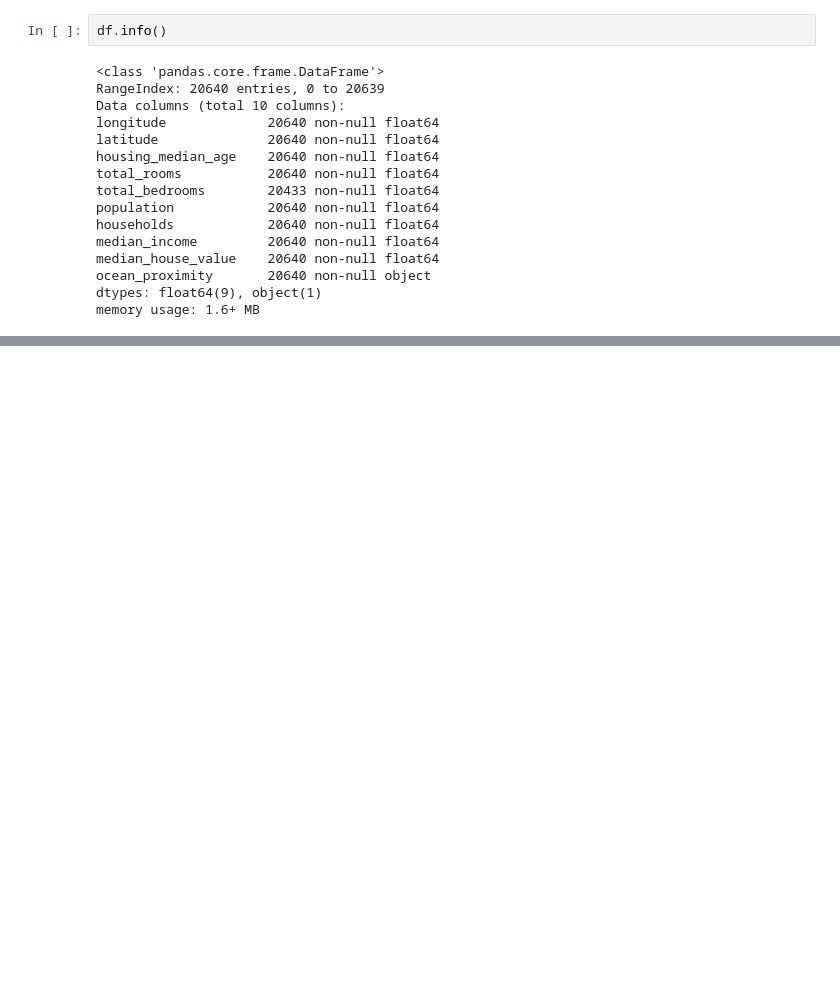
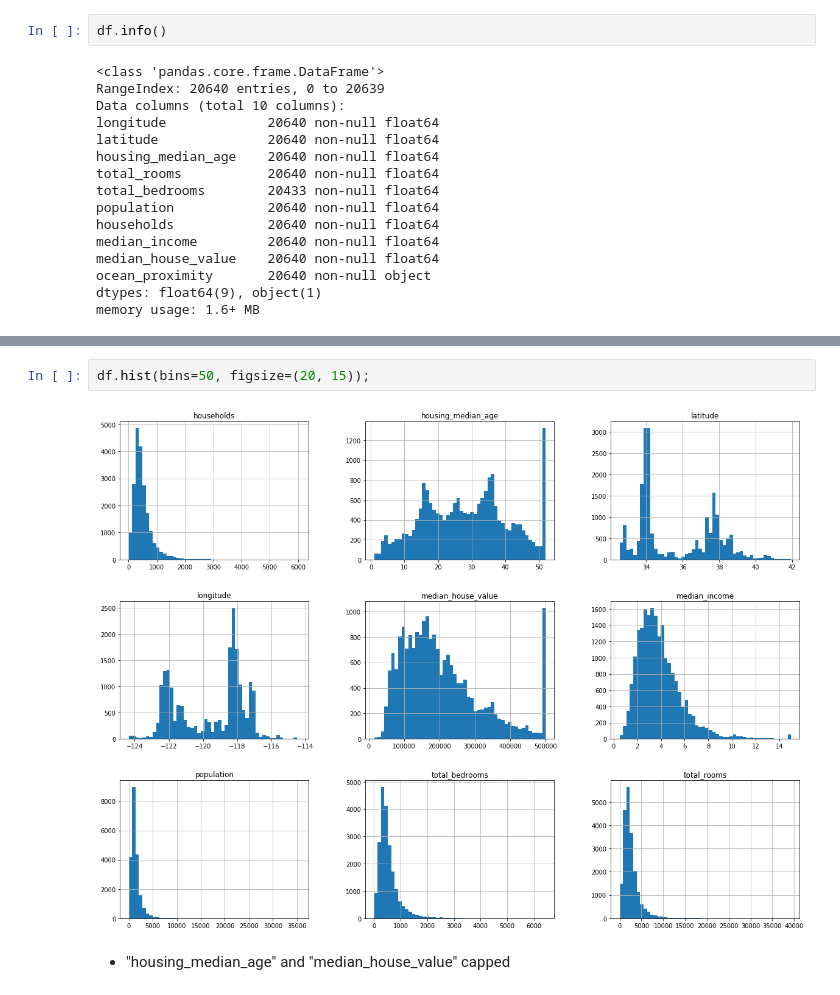
Before and after one commit to KaiFormosa/California_Housing_Price_Prediction, a Jupyter notebook: California_Housing_Price_Prediction.ipynb, the cells around one changed output, grey strips where cells are left out. Saved outputs shown, nothing was run; the diff lists cells and outputs as text; blank space fills up the shorter version.

```diff
--- a/California_Housing_Price_Prediction.ipynb
+++ b/California_Housing_Price_Prediction.ipynb
@@ -30,0 +59,6 @@ memory usage: 1.6+ MB
+# %%
+df.hist(bins=50, figsize=(20, 15));
+# %% [output]
+[figure, added]
+# %% [markdown]
+- "housing_median_age" and "median_house_value" capped
```
Also changed, not shown: parts of 17 cells of this notebook.
